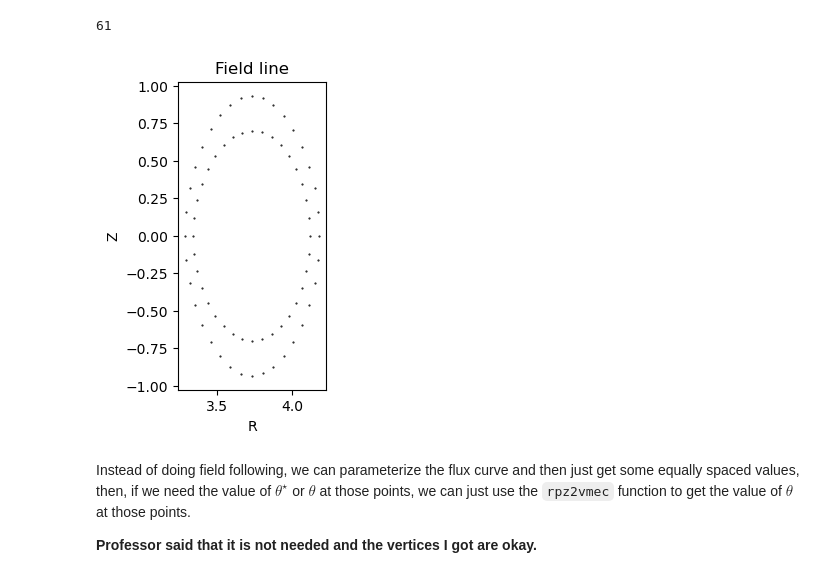
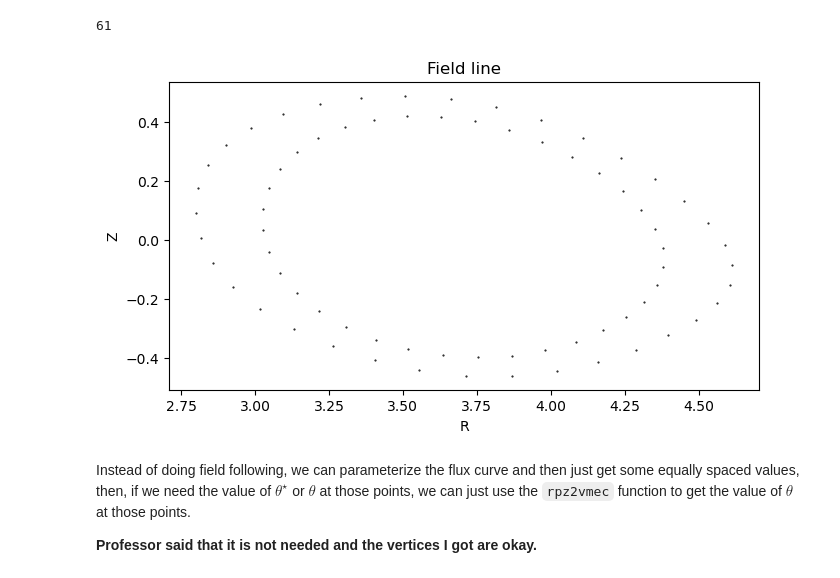
Before and after one commit to Fuad-HH/pystell_uw, a Jupyter notebook: readVmec.ipynb, the cells around one changed output. Saved outputs shown, nothing was run; the diff lists cells and outputs as text; code cells hidden in the pictures.

```diff
--- a/readVmec.ipynb
+++ b/readVmec.ipynb
@@ -368,35 +368,48 @@ for i in range(0, n_fs):
 # %%
 fig, ax = plt.subplots()
 # figure size
 fig.set_size_inches(12, 4)
 ax.set_xlabel('R')
 ax.set_ylabel('Z')
 ax.set_title('Field line')
 ax.set_aspect('equal')
 
 ss = [0.7, 1]
 
 R = np.zeros((N_theta_star, len(ss)))
 Z = np.zeros((N_theta_star, len(ss)))
 phi = np.zeros((N_theta_star, len(ss)))
 
+# create a file called fieldline.dat for all field lines
+# create and write the heading to the files first
+# the heading contains the number of field lines and the number of points in each field line
+with open('fieldline.dat', 'w') as f:
+    f.write(str(len(ss))+' '+str(N_theta_star)+'\n')
+
+# plot and write the field lines to a file
 for s in range(len(ss)):
     j = s
     s = ss[s]
     for i in range(0, N_theta_star):
-        R[i,j], phi[i,j], Z[i,j] = data.vmec2rpz(s, theta_star[data.s2fs(s), i, 0], 0/36)
+        R[i,j], phi[i,j], Z[i,j] = data.vmec2rpz(s, theta_star[data.s2fs(s), i, 36], 35/36)
 
     ax.plot(R[:,j], Z[:,j], 'k.', markersize=1)
+    # now write the field line to the file
+    with open('fieldline.dat', 'a') as f:
+        f.write('\ns='+str(s)+'\n')
+        for i in range(0, N_theta_star):
+            f.write(str(R[i,j])+' '+str(Z[i,j])+'\n')
+
 
 # add lines between points
 n_lines = 0
 initial_point = 0
 for i in range(initial_point, initial_point+n_lines):
     ax.plot((R[i,0], R[i,1]),(Z[i,0],Z[i,1]), 'r-')
 
 plt.show()
 # %% [output]
-[figure, old version]
+[figure, new version]
 # %% [markdown]
 Instead of doing field following, we can parameterize the flux curve and then just get some equally spaced values, then, if we need the value of $\theta^{\star}$ or $\theta$ at those points, we can just use the `rpz2vmec` function to get the value of $\theta$ at those points.
 
```
Also changed, not shown: 2 other files.
